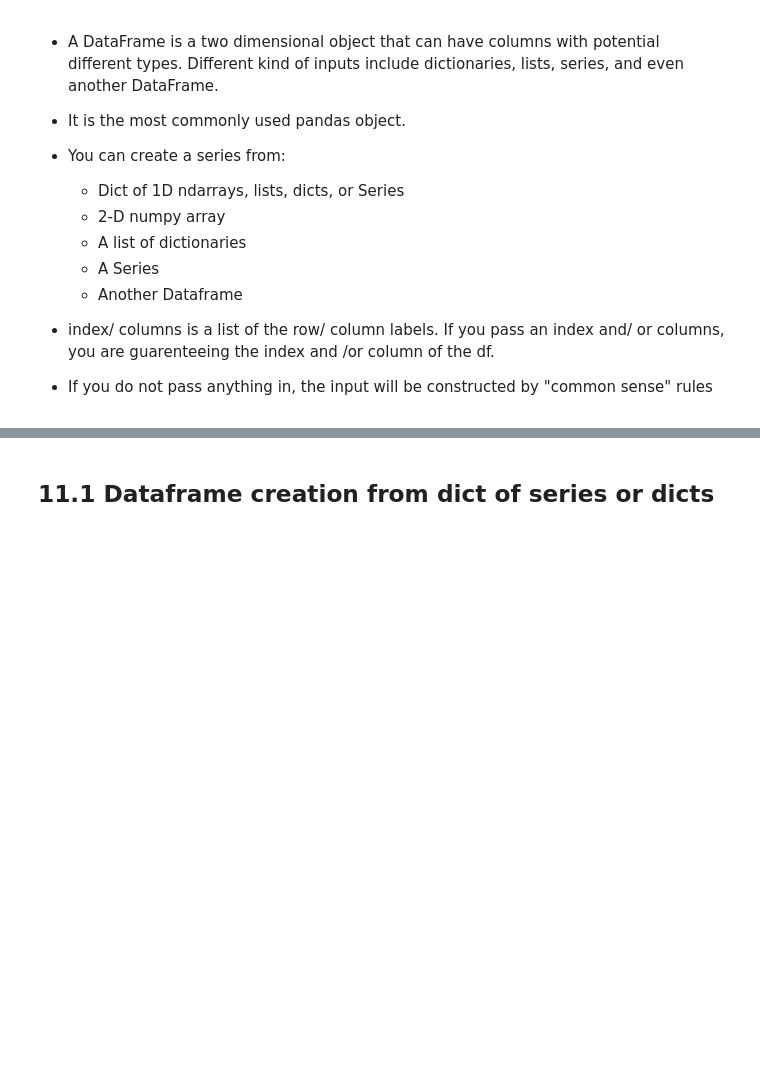
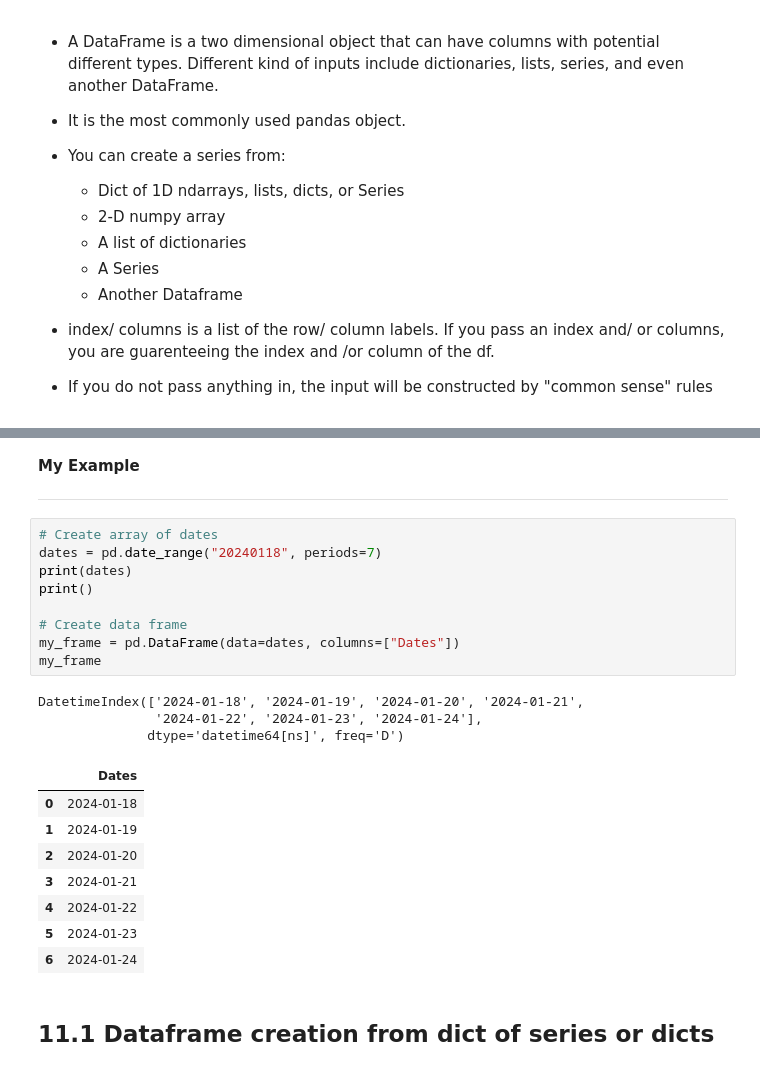
Before and after one commit to rdezwart/Week1-Introduction_to_Python, a Jupyter notebook: Introduction_to_Python.ipynb, the cells around one changed output, grey strips where cells are left out. Drawn from its saved outputs; the diff is of its cells as text; blank space fills up the shorter version.

Commit message:
Write more examples

```diff
--- a/Introduction_to_Python.ipynb
+++ b/Introduction_to_Python.ipynb
@@ -1621,3 +1846,28 @@ dates
+# %% [markdown]
+**My Example**
+
+---
+# %%
+# Create array of dates
+dates = pd.date_range("20240118", periods=7)
+print(dates)
+print()
+
+# Create data frame
+my_frame = pd.DataFrame(data=dates, columns=["Dates"])
+my_frame
+# %% [output]
+DatetimeIndex(['2024-01-18', '2024-01-19', '2024-01-20', '2024-01-21',
+               '2024-01-22', '2024-01-23', '2024-01-24'],
+              dtype='datetime64[ns]', freq='D')
+|  | Dates |
+| 0 | 2024-01-18 |
+| 1 | 2024-01-19 |
+| 2 | 2024-01-20 |
+| 3 | 2024-01-21 |
+| 4 | 2024-01-22 |
+| 5 | 2024-01-23 |
+| 6 | 2024-01-24 |
 # %% [markdown]
 ## 11.1 Dataframe creation from dict of series or dicts
 # %% [markdown]
```
Also changed, not shown: parts of 29 cells of this notebook.
